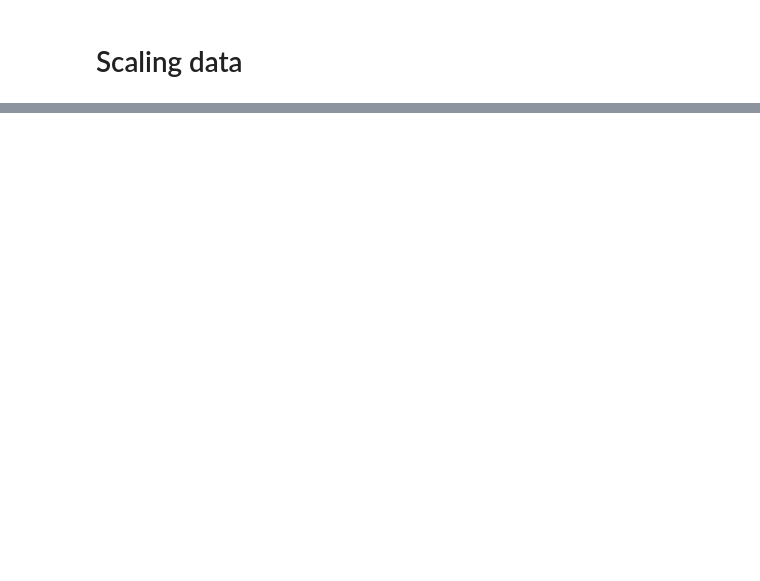
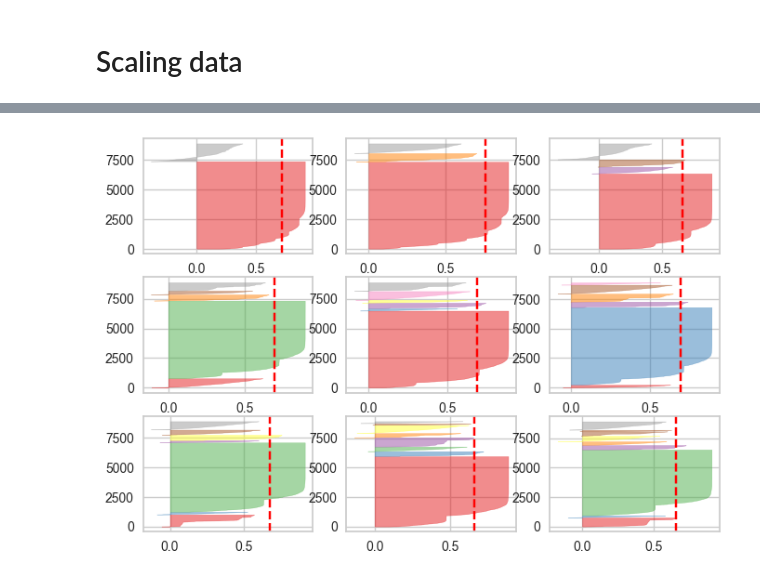
Before and after one commit to mcleroj/Python, a Jupyter notebook: clustering_metods.ipynb, the cells around one changed output, grey strips where cells are left out. Cells and saved outputs as stored; diff of their text form; code cells hidden in the pictures; blank space fills up the shorter version.

```diff
--- a/clustering_metods.ipynb
+++ b/clustering_metods.ipynb
@@ -185,0 +227,11 @@ sns.scatterplot(df3, x='Sales', y='Bills')
+# %%
+fig, ax = plt.subplots(3,3)
+
+for i in range(2, 11):
+    kmeans = KMeans(i, random_state=42)
+    q, mod = divmod(i-2, 3)
+    # print(f"i={i}, q={q} and mod={mod}")
+    visualizer = SilhouetteVisualizer(kmeans, ax=ax[q][mod])
+    visualizer.fit(df3)
+# %% [output]
+[figure, added]
```
Also changed, not shown: parts of 15 cells of this notebook.
